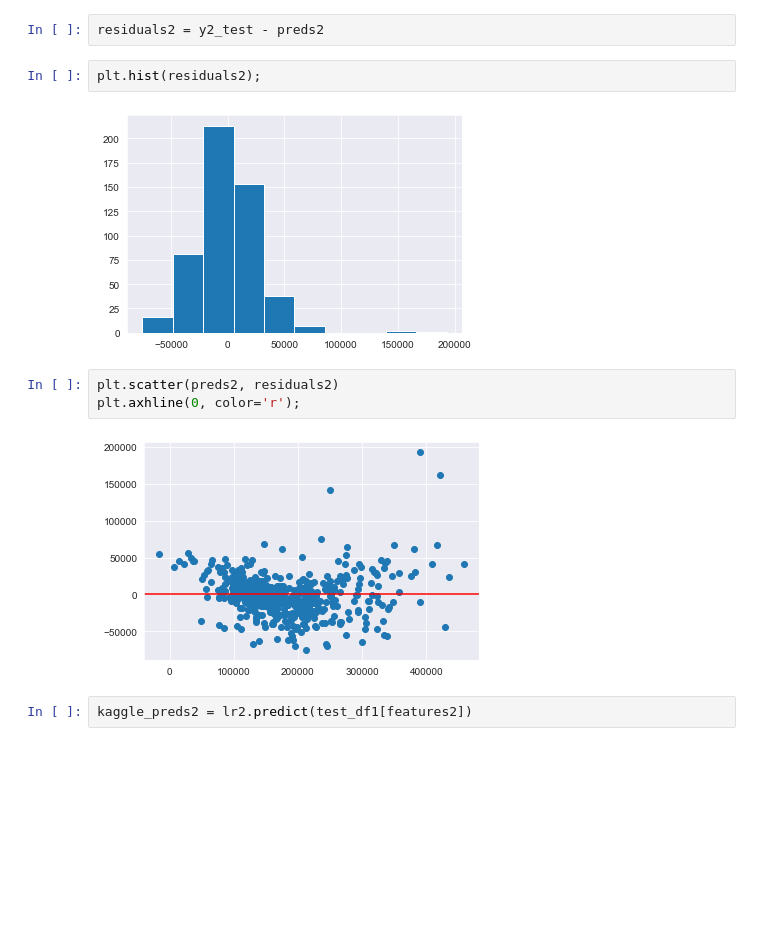
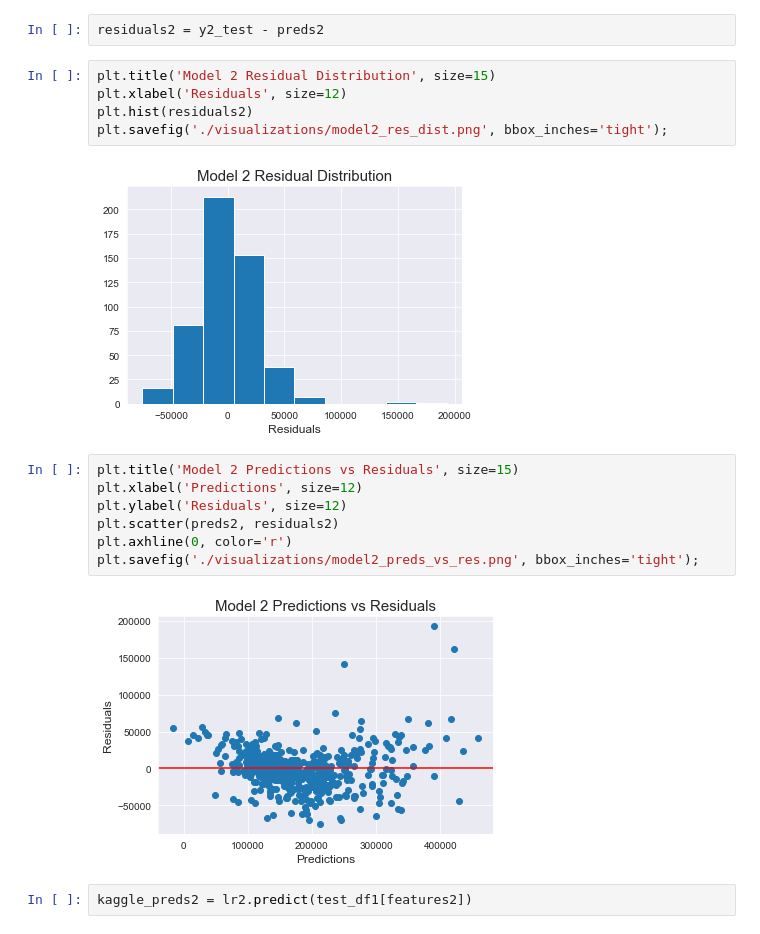
Before and after one commit to ajoneal/ames-iowa-housing-project, a Jupyter notebook: modeling.ipynb, the cells around one changed output. Saved outputs shown, nothing was run; the diff lists cells and outputs as text; blank space fills up the shorter version.

```diff
--- a/modeling.ipynb
+++ b/modeling.ipynb
@@ -137,14 +144,21 @@ preds2 = lr2.predict(X2_test)
 # %%
 residuals2 = y2_test - preds2
 # %%
-plt.hist(residuals2);
+plt.title('Model 2 Residual Distribution', size=15)
+plt.xlabel('Residuals', size=12)
+plt.hist(residuals2)
+plt.savefig('./visualizations/model2_res_dist.png', bbox_inches='tight');
 # %% [output]
-[figure, old version]
+[figure, new version]
 # %%
+plt.title('Model 2 Predictions vs Residuals', size=15)
+plt.xlabel('Predictions', size=12)
+plt.ylabel('Residuals', size=12)
 plt.scatter(preds2, residuals2)
-plt.axhline(0, color='r');
+plt.axhline(0, color='r')
+plt.savefig('./visualizations/model2_preds_vs_res.png', bbox_inches='tight');
 # %% [output]
-[figure, old version]
+[figure, new version]
 # %%
 kaggle_preds2 = lr2.predict(test_df1[features2])
 # %%
```
Also changed, not shown: parts of 11 cells of this notebook, 15 other files.
